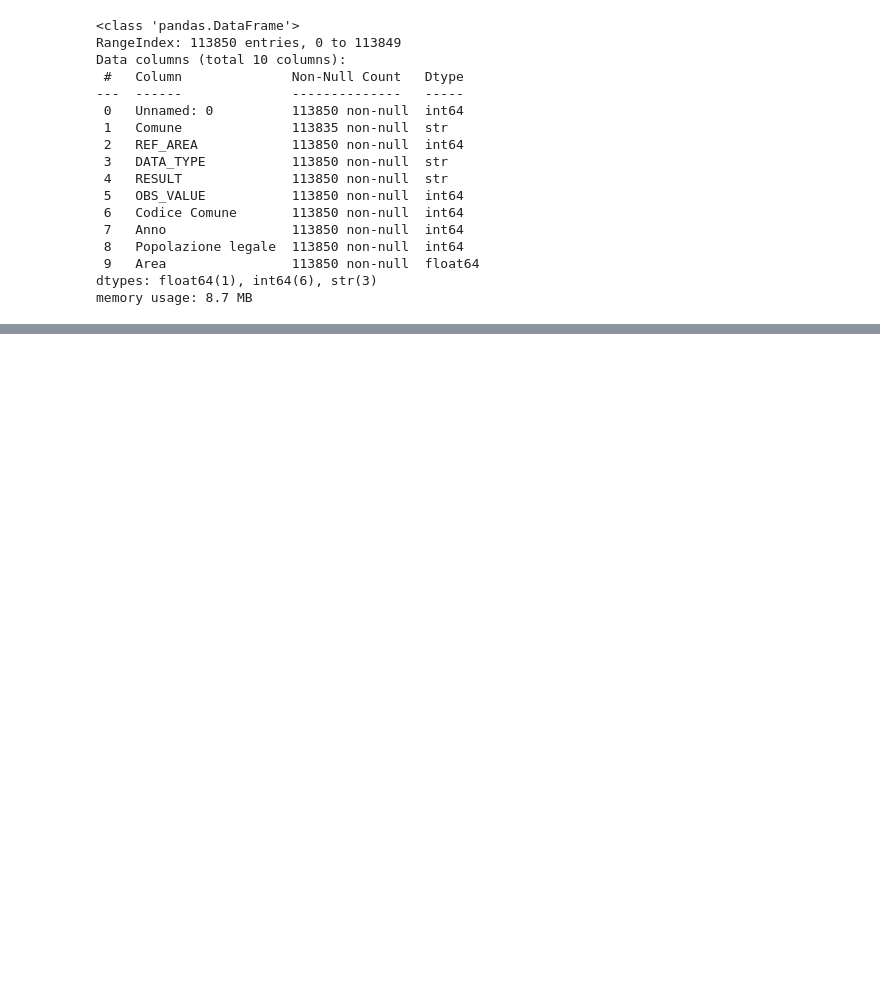
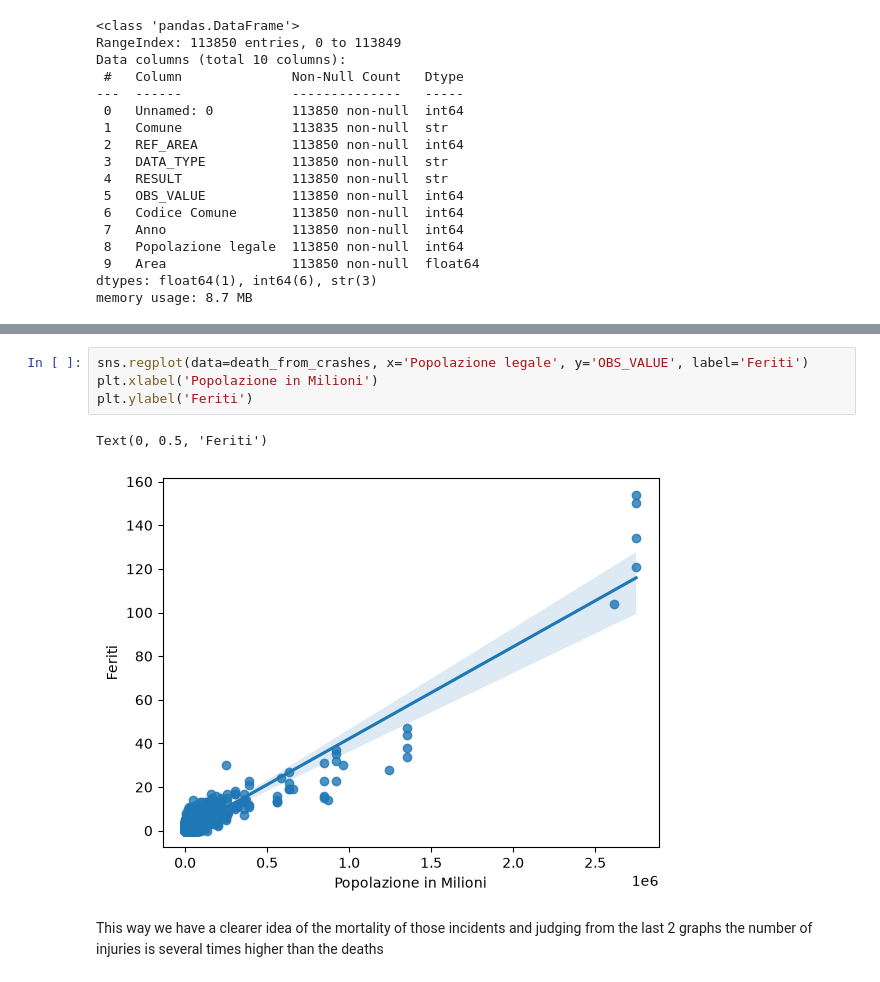
Before and after one commit to Frogghev/FinalAssignment_DataAnalyst, a Jupyter notebook: data_analysis.ipynb, the cells around one changed output, grey strips where cells are left out. Saved outputs shown, nothing was run; the diff lists cells and outputs as text; blank space fills up the shorter version.

```diff
--- a/data_analysis.ipynb
+++ b/data_analysis.ipynb
@@ -54,0 +136,9 @@ sns.regplot(data=cities_with_most_incidents, x='Area', y='OBS_VALUE')
+# %%
+sns.regplot(data=death_from_crashes, x='Popolazione legale', y='OBS_VALUE', label='Feriti')
+plt.xlabel('Popolazione in Milioni')
+plt.ylabel('Feriti')
+# %% [output]
+Text(0, 0.5, 'Feriti')
+[figure, added]
+# %% [markdown]
+This way we have a clearer idea of the mortality of those incidents and judging from the last 2 graphs the number of injuries is several times higher than the deaths
```
Also changed, not shown: parts of 13 cells of this notebook, 2 other files.
